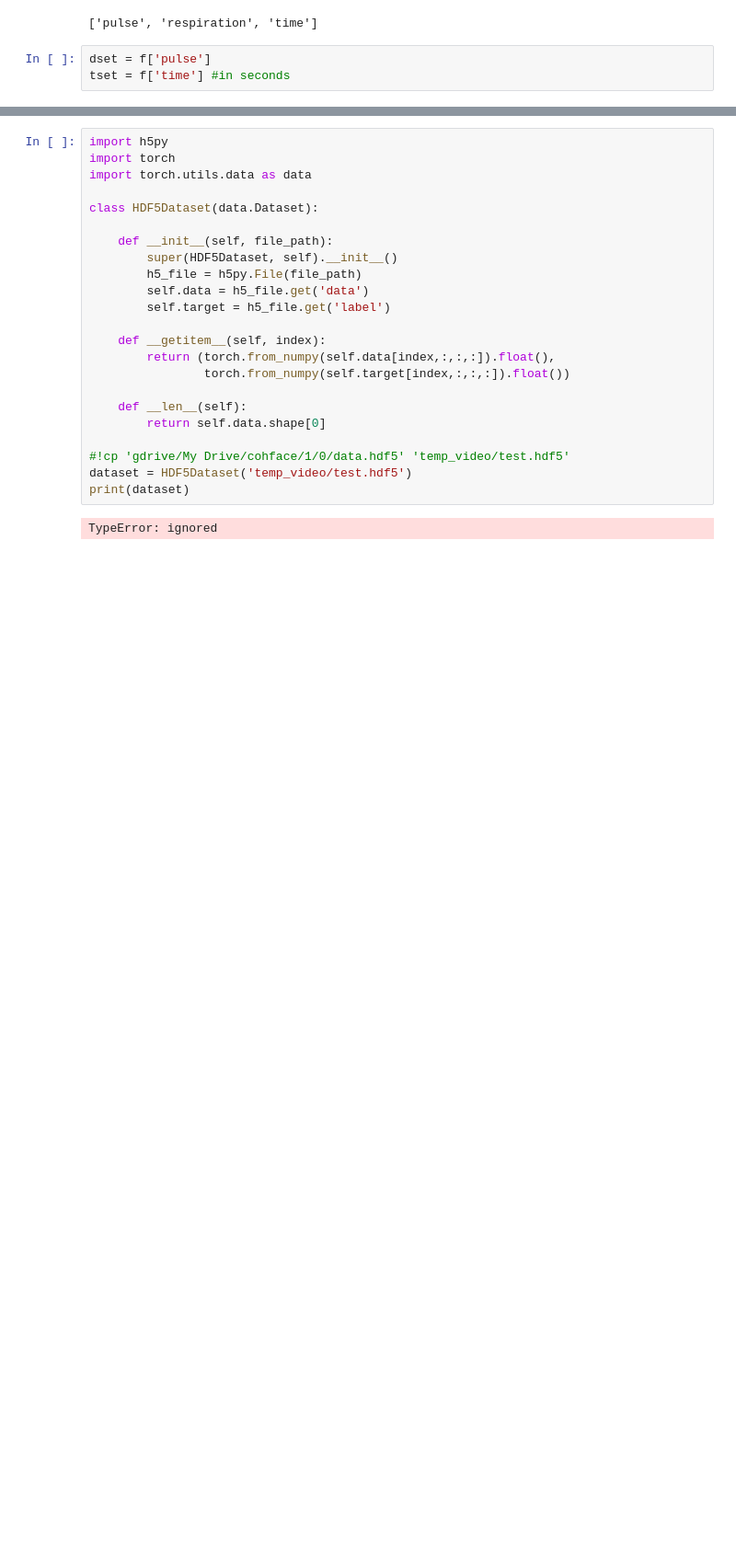
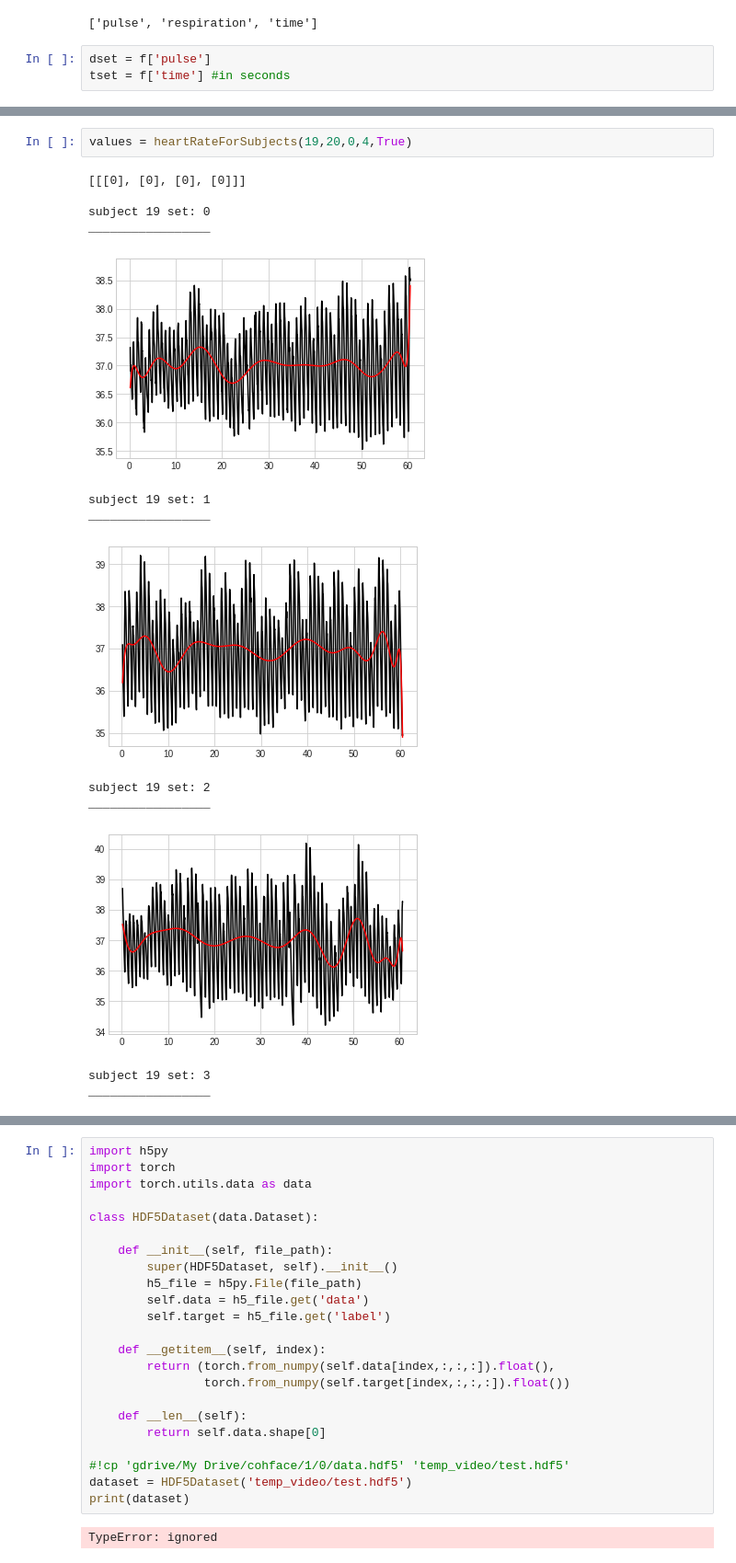
Before and after one commit to marvinmouroum/cv-heart-rate-measurement, a Jupyter notebook: Copy_of_cv_heart_rate_measurement.ipynb, the cells around one changed output, grey strips where cells are left out. Shown at 92% size. Saved outputs shown, nothing was run; the diff lists cells and outputs as text; blank space fills up the shorter version.

```diff
--- a/Copy_of_cv_heart_rate_measurement.ipynb
+++ b/Copy_of_cv_heart_rate_measurement.ipynb
@@ -381,0 +517,16 @@ extract_hr(tset,dset)
+# %%
+values = heartRateForSubjects(19,20,0,4,True)
+# %% [output]
+[[[0], [0], [0], [0]]]
+
+subject 19 set: 0
+_________________
+[figure, added]
+subject 19 set: 1
+_________________
+[figure, added]
+subject 19 set: 2
+_________________
+[figure, added]
+subject 19 set: 3
+_________________
```
Also changed, not shown: parts of 12 cells of this notebook.
